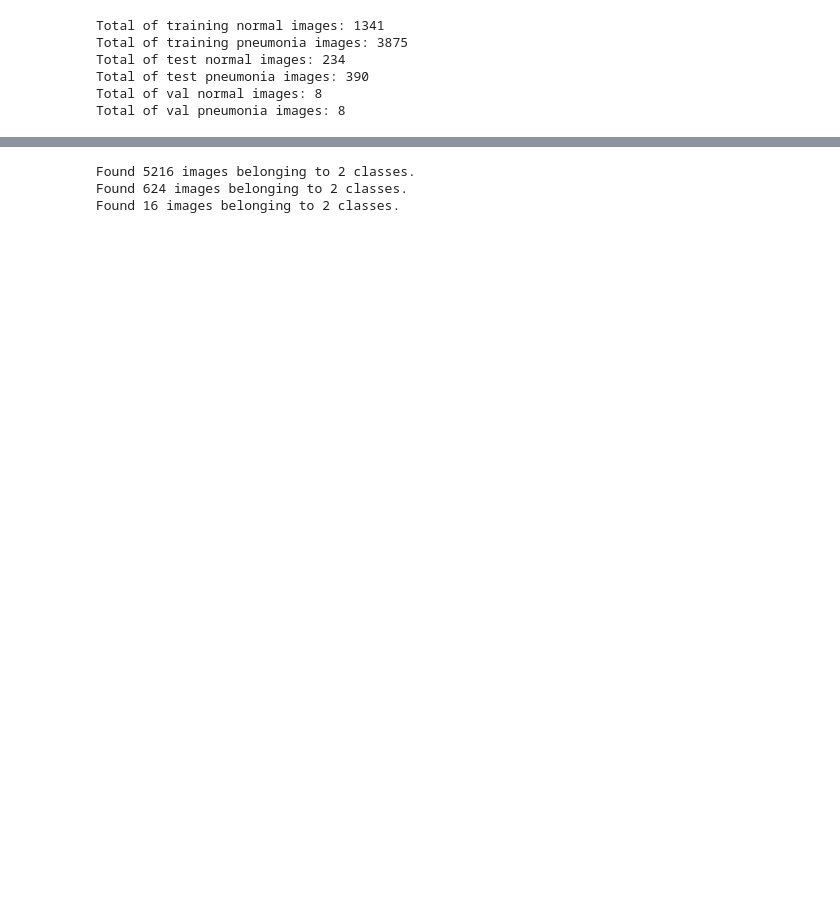
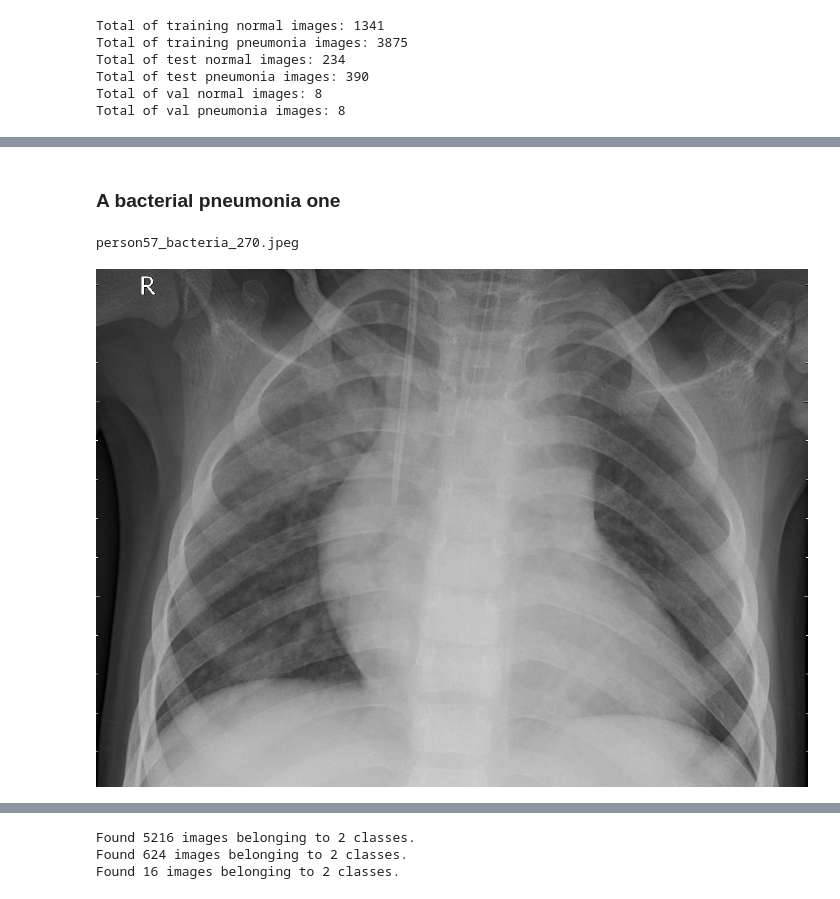
Before and after one commit to brunompasini/Pneumonia-Detect, a Jupyter notebook: pneumonia-detect.ipynb, the cells around one changed output, grey strips where cells are left out. Saved outputs shown, nothing was run; the diff lists cells and outputs as text; code cells hidden in the pictures; blank space fills up the shorter version.

```diff
--- a/pneumonia-detect.ipynb
+++ b/pneumonia-detect.ipynb
@@ -30,0 +68,8 @@ Total of val pneumonia images: 8
+# %% [markdown]
+### A bacterial pneumonia one
+# %%
+print(os.listdir(_train_pneumonia)[10])
+Image.open(_train_pneumonia+os.listdir(_train_pneumonia)[10])
+# %% [output]
+person57_bacteria_270.jpeg
+[figure, added]
```
Also changed, not shown: parts of 20 cells of this notebook.
